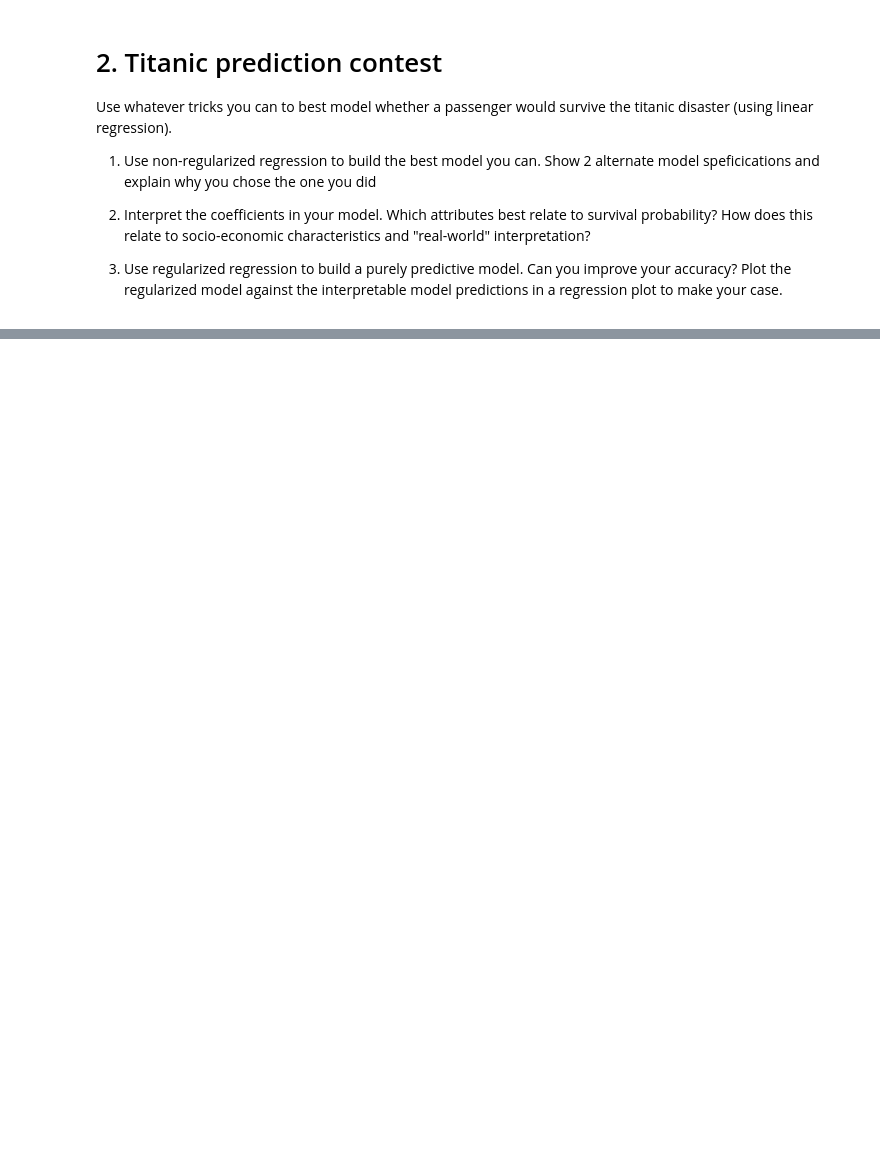
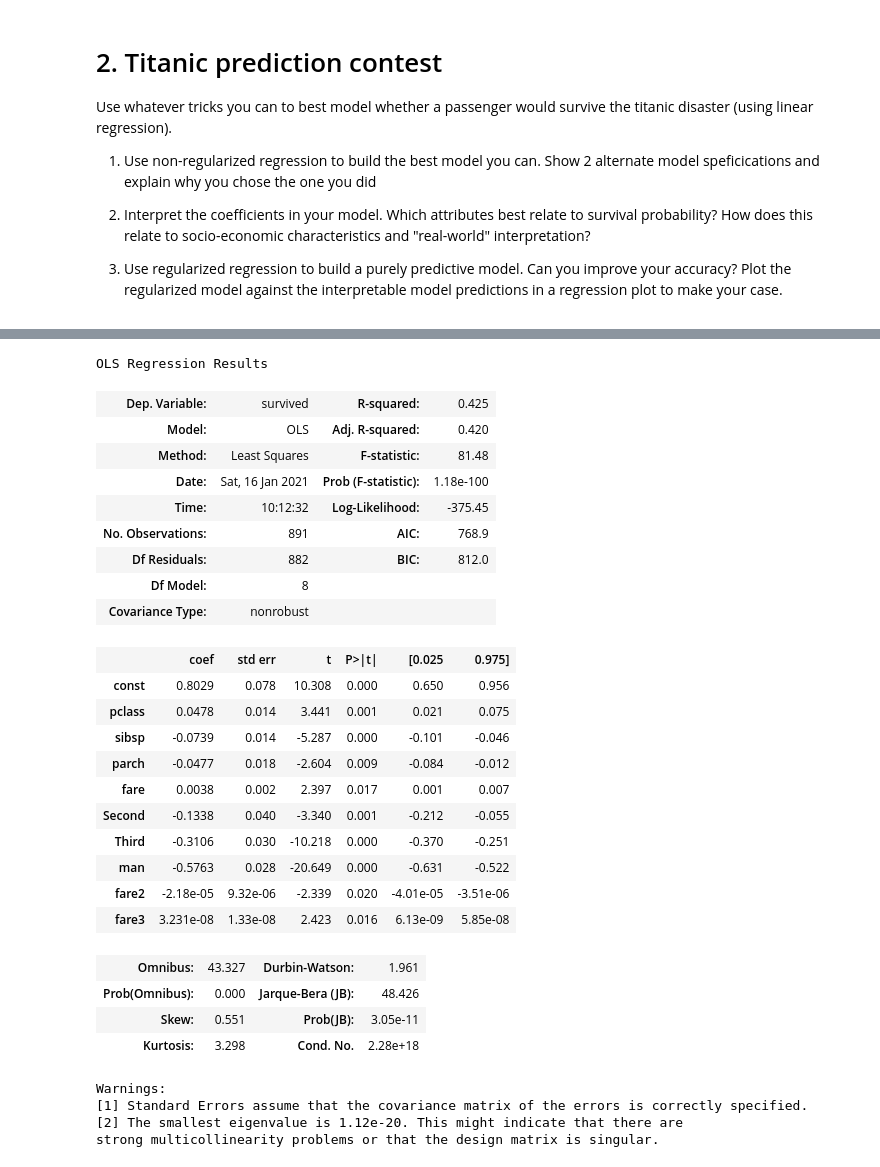
Before and after one commit to cb-ds-1/m3-3-engineering-regression, a Jupyter notebook: workshop.ipynb, the cells around one changed output, grey strips where cells are left out. Cells and saved outputs as stored; diff of their text form; code cells hidden in the pictures; blank space fills up the shorter version.

```diff
--- a/workshop.ipynb
+++ b/workshop.ipynb
@@ -20,0 +119,73 @@ Use whatever tricks you can to best model whether a passenger would survive the
+# %%
+# 2.1: received help from Jasleen & Matthieu
+
+# drop useless columns: survived, alive
+# one hot encode sex/embark_town/alone/deck/class
+# poly age/fare (continuous numbers)
+
+# x = pd.get_dummies(df["class"], drop_first=True).join(pd.get_dummies(df["sex"], drop_first=True))
+
+x = df.copy()
+
+x = x.join(pd.get_dummies(x["class"], drop_first = True))
+x = x.join(pd.get_dummies(x["deck"], drop_first = True))
+# x = x.join(pd.get_dummies(x["alone"], drop_first = True))
+x = x.join(pd.get_dummies(x["embark_town"], drop_first = True))
+x = x.join(pd.get_dummies(x["embarked"], drop_first = True))
+x = x.join(pd.get_dummies(x["sex"], drop_first = True))
+x = x.join(pd.get_dummies(x["who"], drop_first = True))
+# x = x.join(pd.get_dummies(x["adult_male"], drop_first = True))
+x["age2"] = x.age ** 2
+x["age3"] = x.age ** 3
+x["fare2"] = x.fare ** 2
+x["fare3"] = x.fare ** 3
+x["missing_age"] = df["missing_age"]
+
+x = x.drop(columns = ["survived", "alive", "class", "deck", "alone", "embark_town", "embarked", "sex", "who", "adult_male"])
+
+# model revisions
+x = x.drop(columns = ["B", "C", "D", "E", "F", "G", "nan"]) # first revision
+x = x.drop(columns = ["age", "missing_age", "Q", "S"]) # second revision
+x = x.drop(columns = ["Queenstown", "Southampton"]) # third revision
+x = x.drop(columns = ["male", "woman", "age2", "age3"]) # fourth revision: final revision for most statistically significant fit
+
+y = df["survived"]
+# y = pd.get_dummies(df["alive"], drop_first = True) # yeilds indentical results
+
+x = sm.add_constant(x)
+
+est = sm.OLS(y, x).fit()
+display(est.summary())
+
+y_hat = est.predict(x)
+# To see different models, comment out the revisions
+# %% [output]
+OLS Regression Results
+| Dep. Variable: | survived | R-squared: | 0.425 |
+| Model: | OLS | Adj. R-squared: | 0.420 |
+| Method: | Least Squares | F-statistic: | 81.48 |
+| Date: | Sat, 16 Jan 2021 | Prob (F-statistic): | 1.18e-100 |
+| Time: | 10:12:32 | Log-Likelihood: | -375.45 |
+| No. Observations: | 891 | AIC: | 768.9 |
+| Df Residuals: | 882 | BIC: | 812.0 |
+| Df Model: | 8 |  |  |
+| Covariance Type: | nonrobust |  |  |
+|  | coef | std err | t | P>|t| | [0.025 | 0.975] |
+| const | 0.8029 | 0.078 | 10.308 | 0.000 | 0.650 | 0.956 |
+| pclass | 0.0478 | 0.014 | 3.441 | 0.001 | 0.021 | 0.075 |
+| sibsp | -0.0739 | 0.014 | -5.287 | 0.000 | -0.101 | -0.046 |
+| parch | -0.0477 | 0.018 | -2.604 | 0.009 | -0.084 | -0.012 |
+| fare | 0.0038 | 0.002 | 2.397 | 0.017 | 0.001 | 0.007 |
+| Second | -0.1338 | 0.040 | -3.340 | 0.001 | -0.212 | -0.055 |
+| Third | -0.3106 | 0.030 | -10.218 | 0.000 | -0.370 | -0.251 |
+| man | -0.5763 | 0.028 | -20.649 | 0.000 | -0.631 | -0.522 |
+| fare2 | -2.18e-05 | 9.32e-06 | -2.339 | 0.020 | -4.01e-05 | -3.51e-06 |
+| fare3 | 3.231e-08 | 1.33e-08 | 2.423 | 0.016 | 6.13e-09 | 5.85e-08 |
+| Omnibus: | 43.327 | Durbin-Watson: | 1.961 |
+| Prob(Omnibus): | 0.000 | Jarque-Bera (JB): | 48.426 |
+| Skew: | 0.551 | Prob(JB): | 3.05e-11 |
+| Kurtosis: | 3.298 | Cond. No. | 2.28e+18 |
+Warnings:
+[1] Standard Errors assume that the covariance matrix of the errors is correctly specified.
+[2] The smallest eigenvalue is 1.12e-20. This might indicate that there are
+strong multicollinearity problems or that the design matrix is singular.
```
Also changed, not shown: parts of 19 cells of this notebook, 3 other files.
